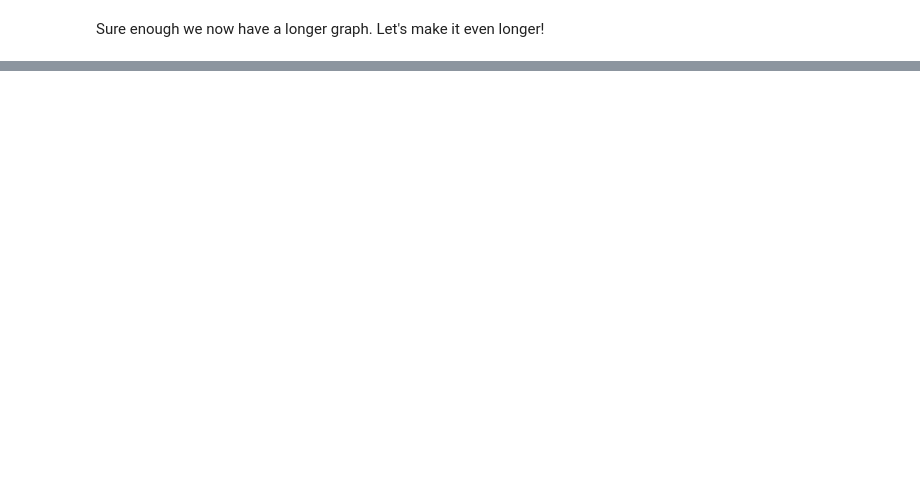
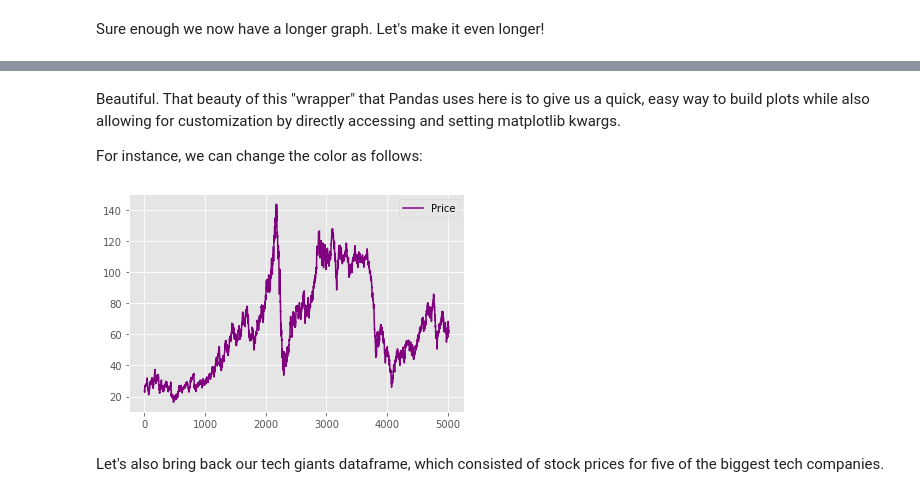
Before and after one commit to jgabunilas/pandas-bootcamp, a Jupyter notebook: Section12_Data_Visualization/Section12_Data_Visualization.ipynb, the cells around one changed output, grey strips where cells are left out. Drawn from its saved outputs; the diff is of its cells as text; code cells hidden in the pictures; blank space fills up the shorter version.

```diff
--- a/Section12_Data_Visualization/Section12_Data_Visualization.ipynb
+++ b/Section12_Data_Visualization/Section12_Data_Visualization.ipynb
@@ -201,0 +215,2 @@ The `plot()` method is actually an `axes` method. For convenience and quick acce
+# %%
+brent = pd.read_csv('https://andybek.com/pandas-oil')
@@ -201,0 +231,10 @@ The `plot()` method is actually an `axes` method. For convenience and quick acce
+# %% [markdown]
+Beautiful. That beauty of this "wrapper" that Pandas uses here is to give us a quick, easy way to build plots while also allowing for customization by directly accessing and setting matplotlib kwargs.
+
+For instance, we can change the color as follows:
+# %%
+brent.plot(color = "purple");
+# %% [output]
+[figure, added]
+# %% [markdown]
+Let's also bring back our tech giants dataframe, which consisted of stock prices for five of the biggest tech companies.
```
Also changed, not shown: parts of 73 cells of this notebook.
